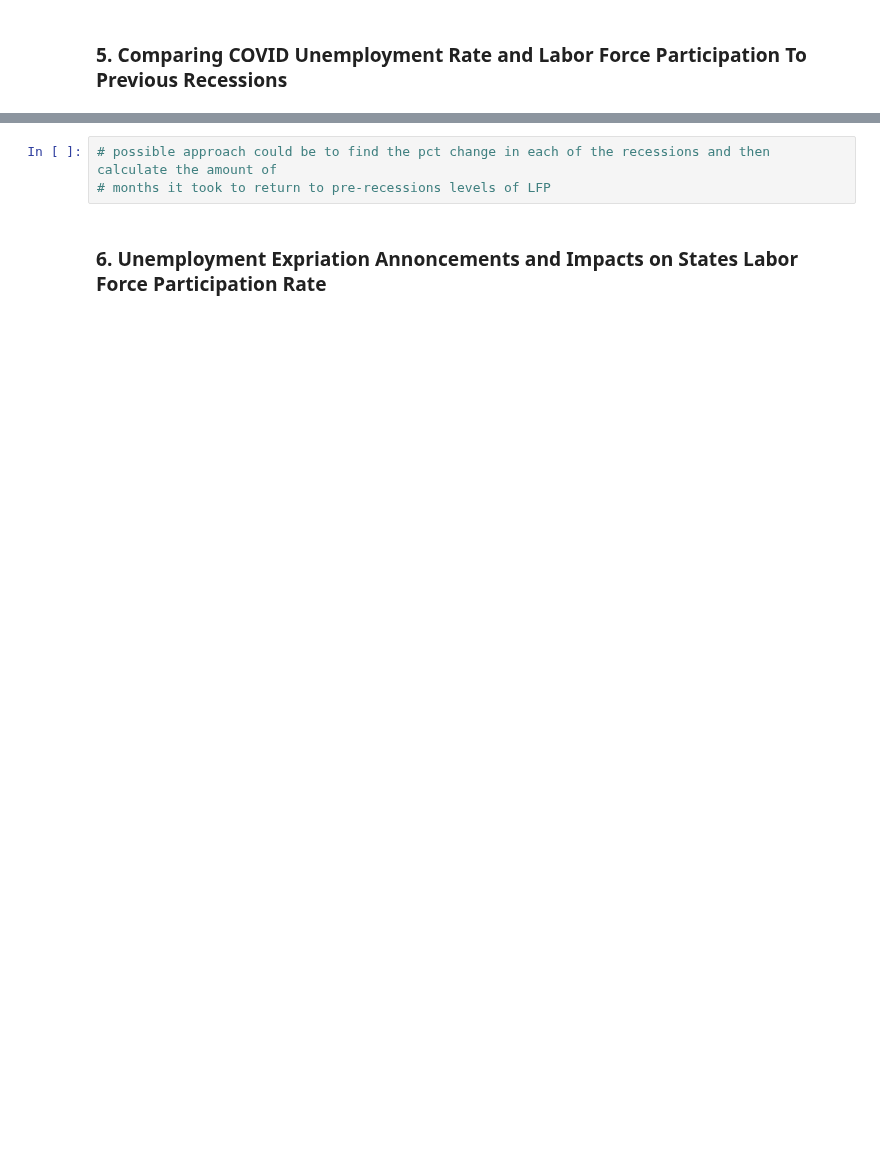
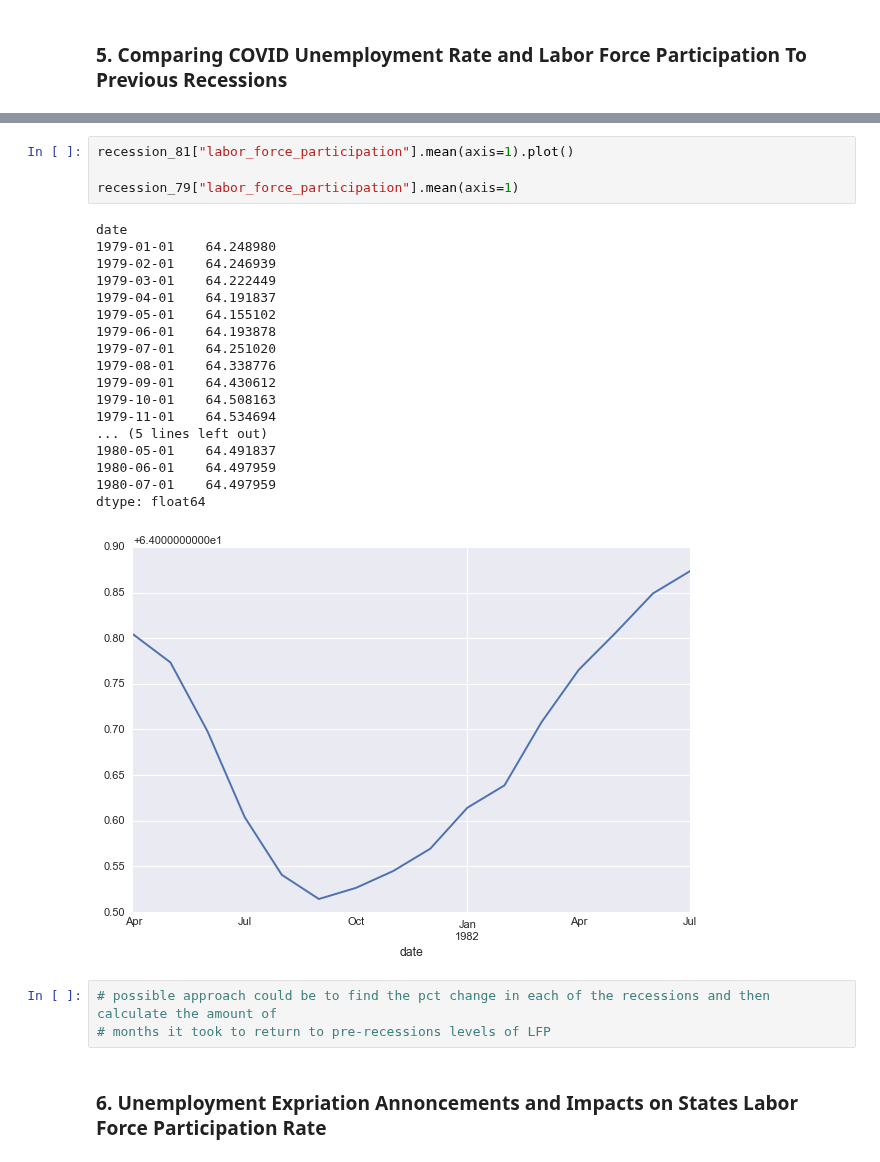
Before and after one commit to vgm236/ferrante_moreira_data_project, a Jupyter notebook: app/ferrante_moreira_project.ipynb, the cells around one changed output, grey strips where cells are left out. Cells and saved outputs as stored; diff of their text form; blank space fills up the shorter version.

```diff
--- a/app/ferrante_moreira_project.ipynb
+++ b/app/ferrante_moreira_project.ipynb
@@ -951,3 +971,26 @@ rec_81.plot()
+# %%
+recession_81["labor_force_participation"].mean(axis=1).plot()
+
+recession_79["labor_force_participation"].mean(axis=1)
+# %% [output]
+date
+1979-01-01    64.248980
+1979-02-01    64.246939
+1979-03-01    64.222449
+1979-04-01    64.191837
+1979-05-01    64.155102
+1979-06-01    64.193878
+1979-07-01    64.251020
+1979-08-01    64.338776
+1979-09-01    64.430612
+1979-10-01    64.508163
+1979-11-01    64.534694
+... (5 lines left out)
+1980-05-01    64.491837
+1980-06-01    64.497959
+1980-07-01    64.497959
+dtype: float64
+[figure, added]
 # %%
 # possible approach could be to find the pct change in each of the recessions and then calculate the amount of
 # months it took to return to pre-recessions levels of LFP
```
Also changed, not shown: parts of 17 cells of this notebook.
